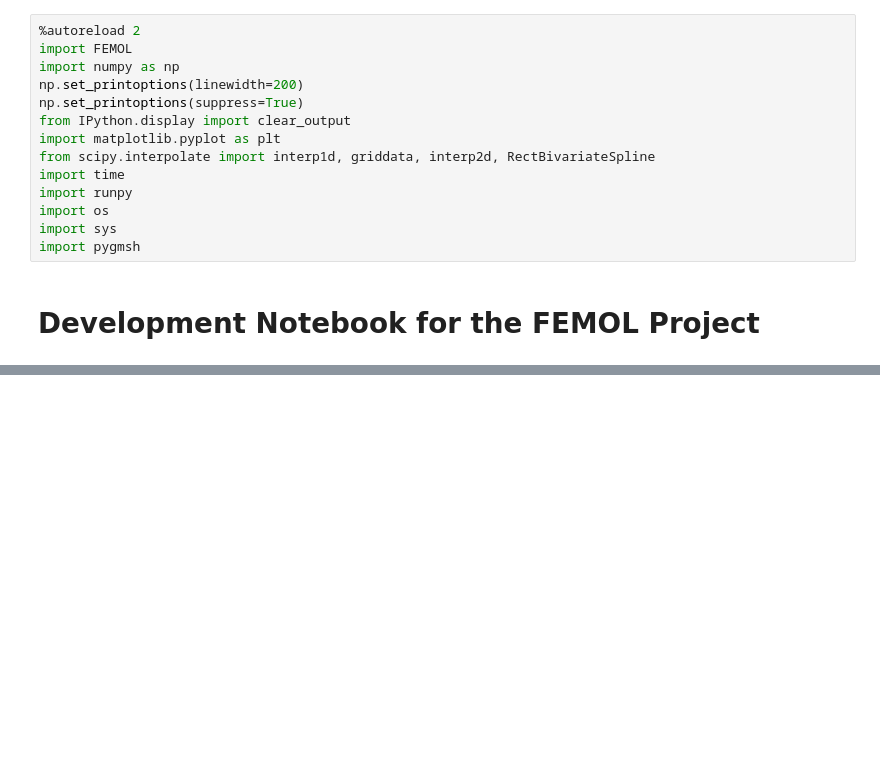
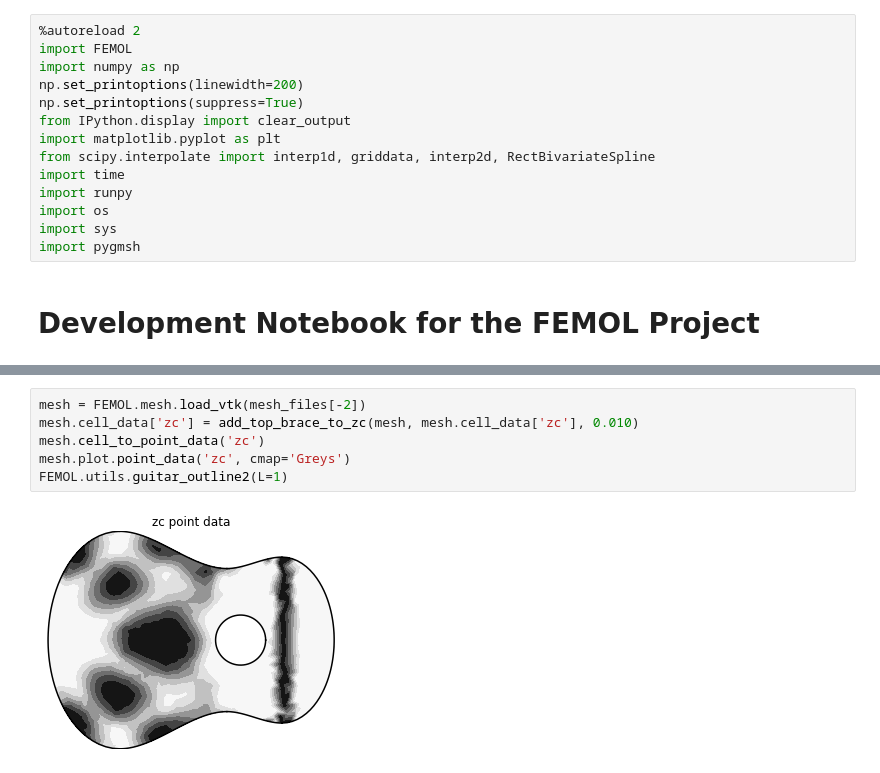
Before and after one commit to olivecha/FEMOL, a Jupyter notebook: DEV_Notebook.ipynb, the cells around one changed output, grey strips where cells are left out. Cells and saved outputs as stored; diff of their text form; blank space fills up the shorter version.

```diff
--- a/DEV_Notebook.ipynb
+++ b/DEV_Notebook.ipynb
@@ -62 +138,9 @@ plt.gcf().savefig('all_TOM', dpi=600)
+# %%
+mesh = FEMOL.mesh.load_vtk(mesh_files[-2])
+mesh.cell_data['zc'] = add_top_brace_to_zc(mesh, mesh.cell_data['zc'], 0.010)
+mesh.cell_to_point_data('zc')
+mesh.plot.point_data('zc', cmap='Greys')
+FEMOL.utils.guitar_outline2(L=1)
+# %% [output]
+[figure, added]
 # %%
```
Also changed, not shown: parts of 26 cells of this notebook, 40 other files.
